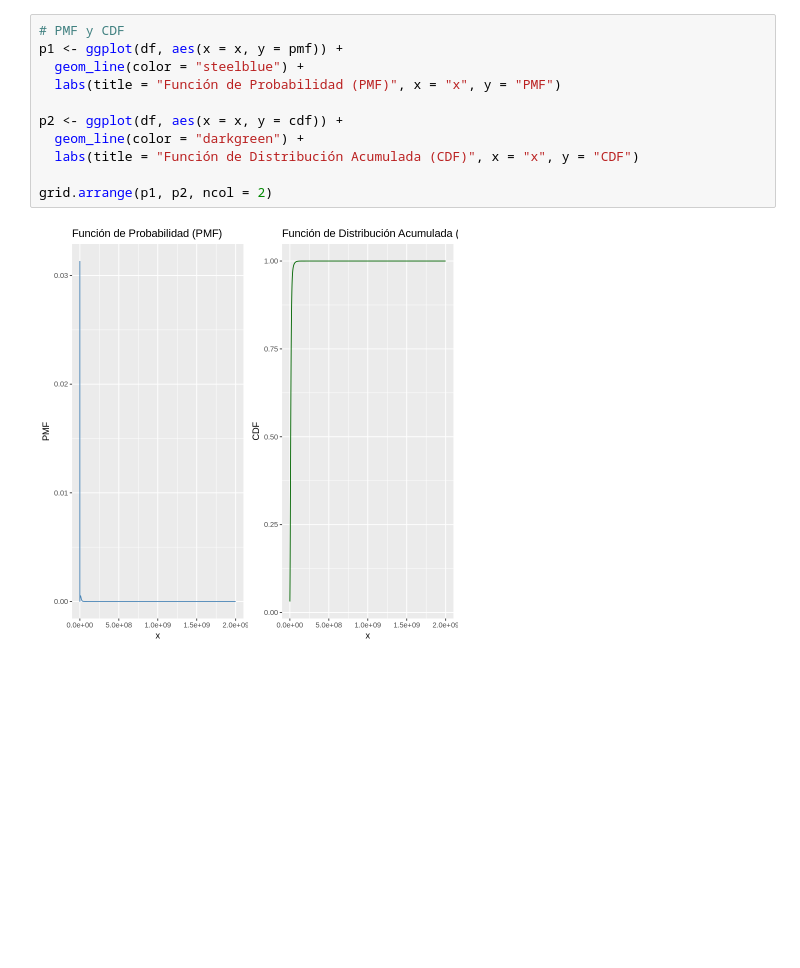
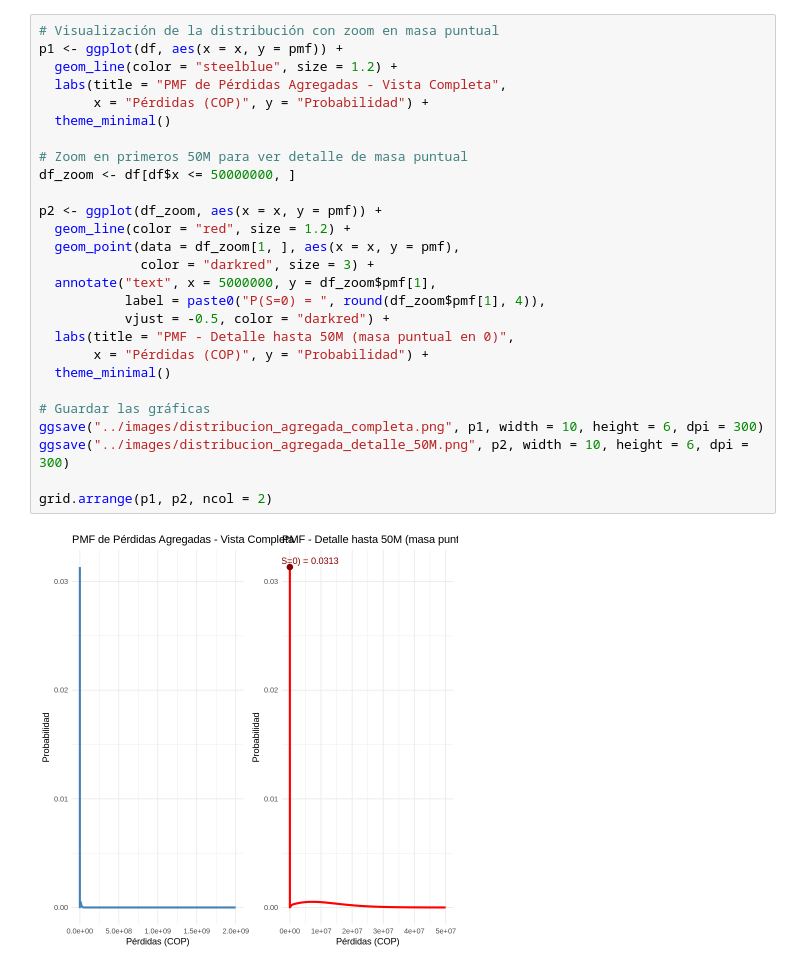
Before and after one commit to RiemannIntegrable/modelo-de-riesgo-colectivo-en-siniestros-de-autos, a Jupyter notebook: notebooks/pregunta1.ipynb, the cells around one changed output. Cells and saved outputs as stored; diff of their text form; blank space fills up the shorter version.

```diff
--- a/notebooks/pregunta1.ipynb
+++ b/notebooks/pregunta1.ipynb
@@ -36,14 +41,30 @@ A tibble: 6 × 3
 # %%
-# PMF y CDF
+# Visualización de la distribución con zoom en masa puntual
 p1 <- ggplot(df, aes(x = x, y = pmf)) +
-  geom_line(color = "steelblue") +
-  labs(title = "Función de Probabilidad (PMF)", x = "x", y = "PMF")
+  geom_line(color = "steelblue", size = 1.2) +
+  labs(title = "PMF de Pérdidas Agregadas - Vista Completa",
+       x = "Pérdidas (COP)", y = "Probabilidad") +
+  theme_minimal()
 
-p2 <- ggplot(df, aes(x = x, y = cdf)) +
-  geom_line(color = "darkgreen") +
-  labs(title = "Función de Distribución Acumulada (CDF)", x = "x", y = "CDF")
+# Zoom en primeros 50M para ver detalle de masa puntual
+df_zoom <- df[df$x <= 50000000, ]
+
+p2 <- ggplot(df_zoom, aes(x = x, y = pmf)) +
+  geom_line(color = "red", size = 1.2) +
+  geom_point(data = df_zoom[1, ], aes(x = x, y = pmf),
+             color = "darkred", size = 3) +
+  annotate("text", x = 5000000, y = df_zoom$pmf[1],
+           label = paste0("P(S=0) = ", round(df_zoom$pmf[1], 4)),
+           vjust = -0.5, color = "darkred") +
+  labs(title = "PMF - Detalle hasta 50M (masa puntual en 0)",
+       x = "Pérdidas (COP)", y = "Probabilidad") +
+  theme_minimal()
+
+# Guardar las gráficas
+ggsave("../images/distribucion_agregada_completa.png", p1, width = 10, height = 6, dpi = 300)
+ggsave("../images/distribucion_agregada_detalle_50M.png", p2, width = 10, height = 6, dpi = 300)
 
 grid.arrange(p1, p2, ncol = 2)
 # %% [output]
-[figure, old version]
+[figure, new version]
 # %%
```
Also changed, not shown: parts of 12 cells of this notebook, 6 other files.
